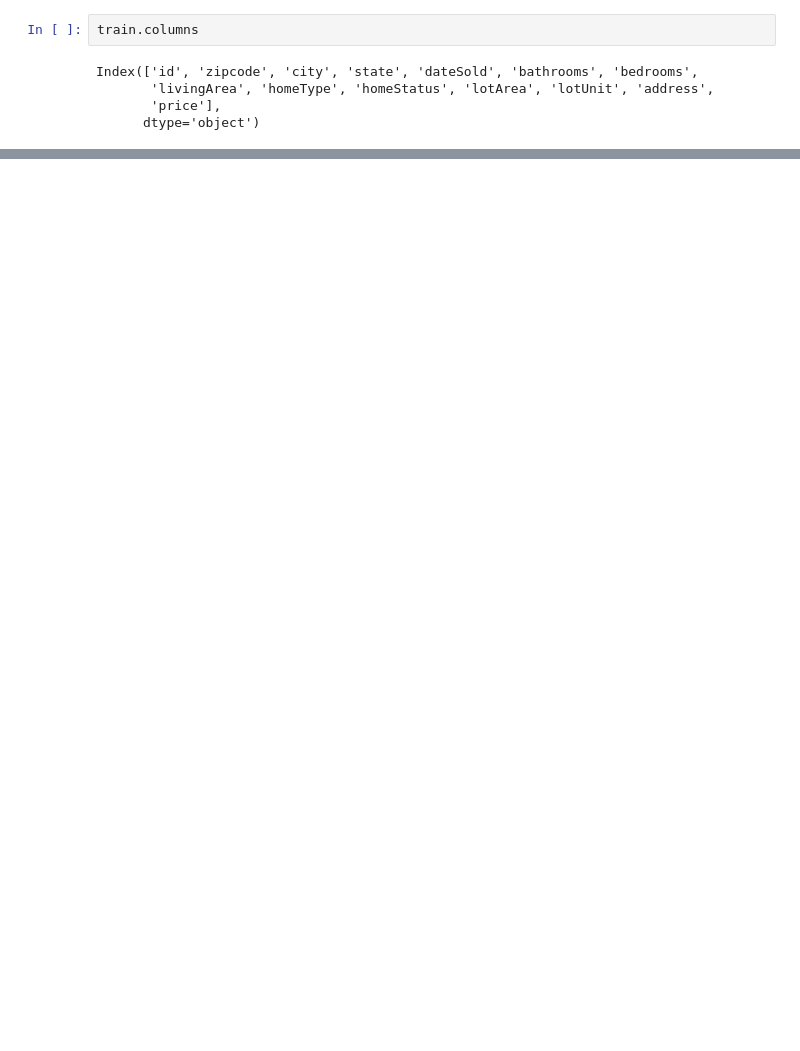
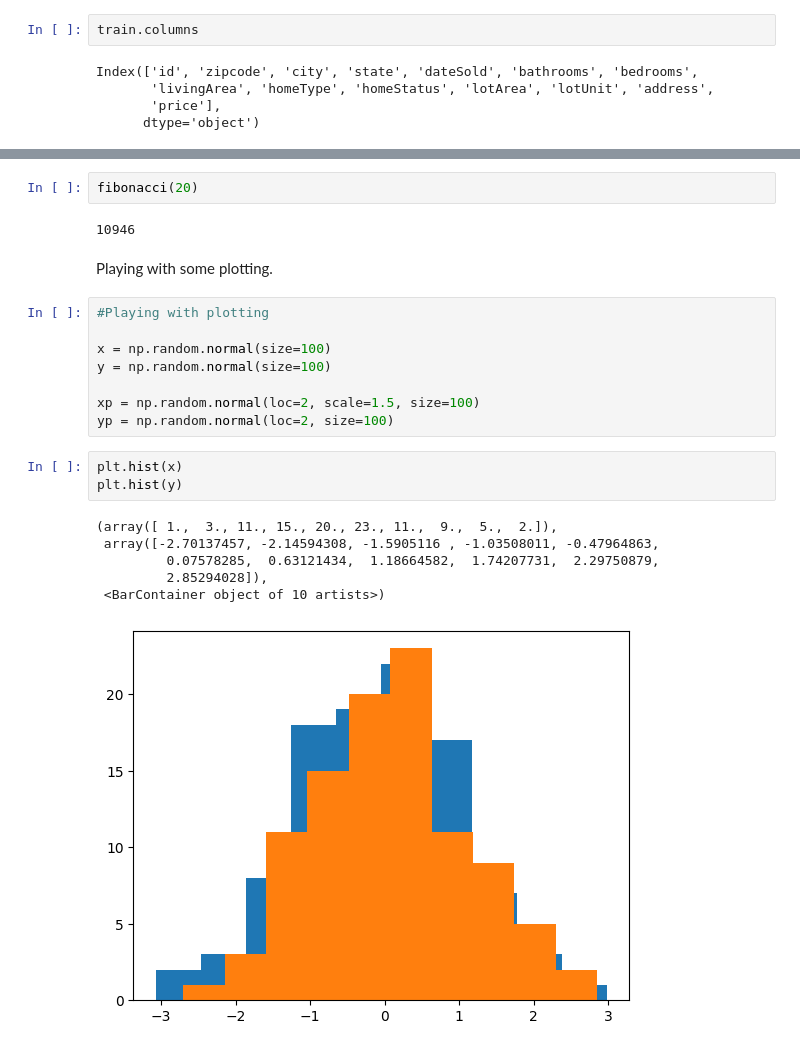
Before and after one commit to vtomlin1/Portfolio, a Jupyter notebook: Python/MLH_Housing_Prices_Forecasting.ipynb, the cells around one changed output, grey strips where cells are left out. Saved outputs shown, nothing was run; the diff lists cells and outputs as text; blank space fills up the shorter version.

```diff
--- a/Python/MLH_Housing_Prices_Forecasting.ipynb
+++ b/Python/MLH_Housing_Prices_Forecasting.ipynb
@@ -28,0 +39,24 @@ Index(['id', 'zipcode', 'city', 'state', 'dateSold', 'bathrooms', 'bedrooms',
+# %%
+fibonacci(20)
+# %% [output]
+10946
+# %% [markdown]
+Playing with some plotting.
+# %%
+#Playing with plotting
+
+x = np.random.normal(size=100)
+y = np.random.normal(size=100)
+
+xp = np.random.normal(loc=2, scale=1.5, size=100)
+yp = np.random.normal(loc=2, size=100)
+# %%
+plt.hist(x)
+plt.hist(y)
+# %% [output]
+(array([ 1.,  3., 11., 15., 20., 23., 11.,  9.,  5.,  2.]),
+ array([-2.70137457, -2.14594308, -1.5905116 , -1.03508011, -0.47964863,
+         0.07578285,  0.63121434,  1.18664582,  1.74207731,  2.29750879,
+         2.85294028]),
+ <BarContainer object of 10 artists>)
+[figure, added]
```
Also changed, not shown: parts of 3 cells of this notebook.
